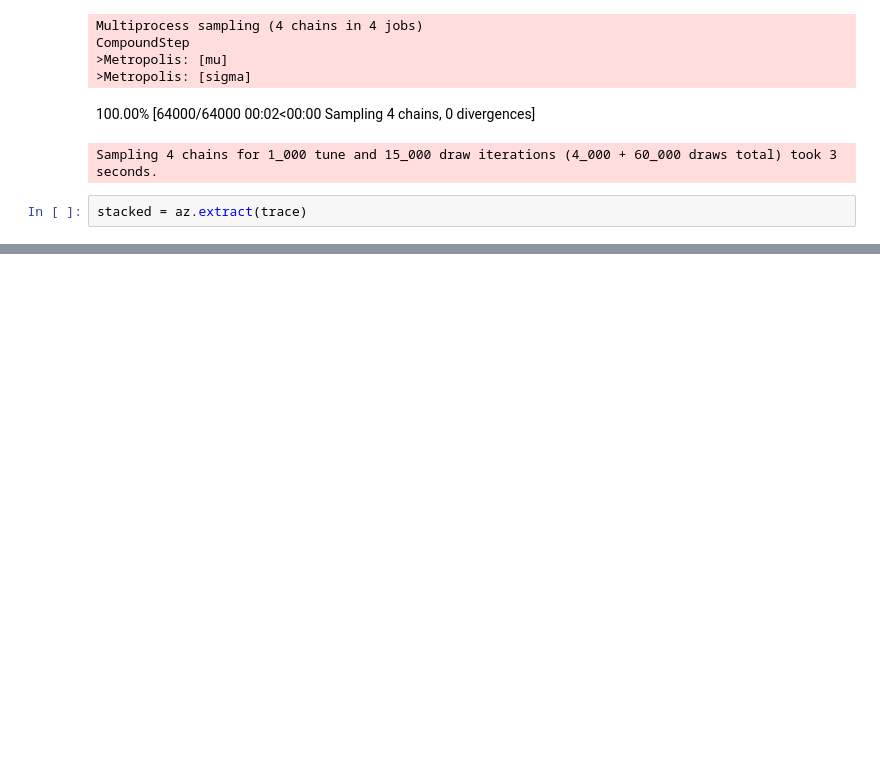
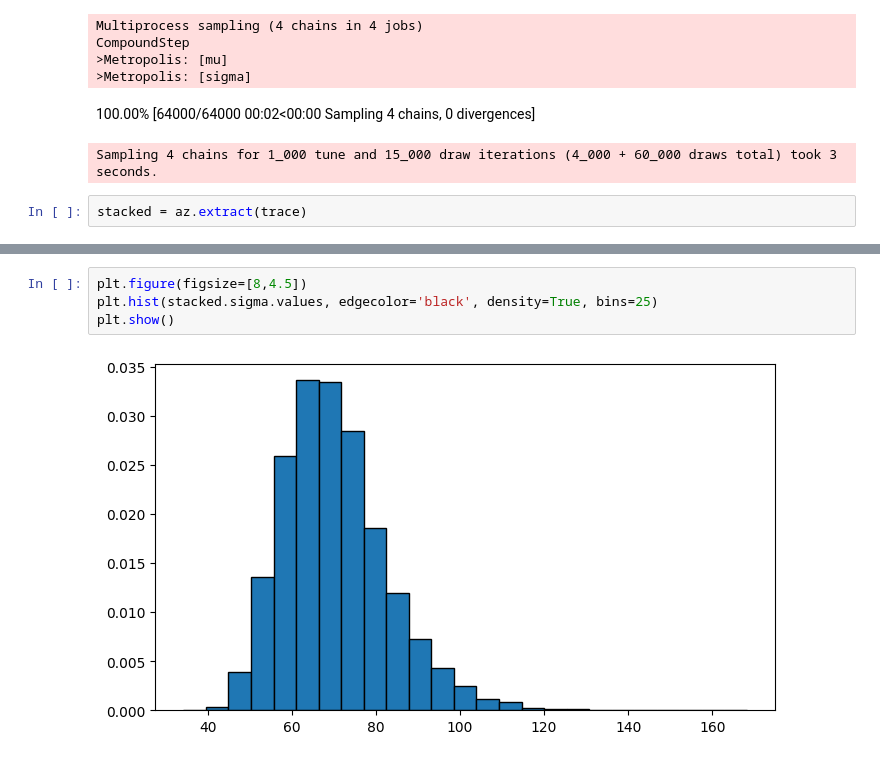
Before and after one commit to jackburbidge/portfolio, a Jupyter notebook: pima_indians_diabetes/pima_indians_Bayesian_MCMC.ipynb, the cells around one changed output, grey strips where cells are left out. Saved outputs shown, nothing was run; the diff lists cells and outputs as text; blank space fills up the shorter version.

```diff
--- a/pima_indians_diabetes/pima_indians_Bayesian_MCMC.ipynb
+++ b/pima_indians_diabetes/pima_indians_Bayesian_MCMC.ipynb
@@ -70,0 +122,6 @@ plt.show()
+# %%
+plt.figure(figsize=[8,4.5])
+plt.hist(stacked.sigma.values, edgecolor='black', density=True, bins=25)
+plt.show()
+# %% [output]
+[figure, added]
```
Also changed, not shown: parts of 13 cells of this notebook.
